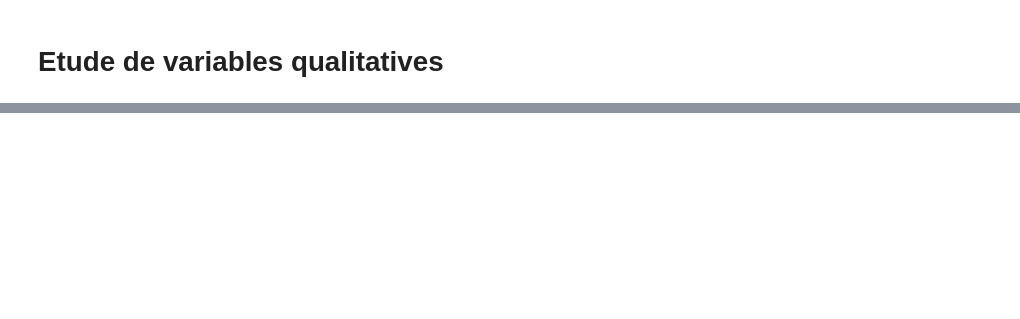
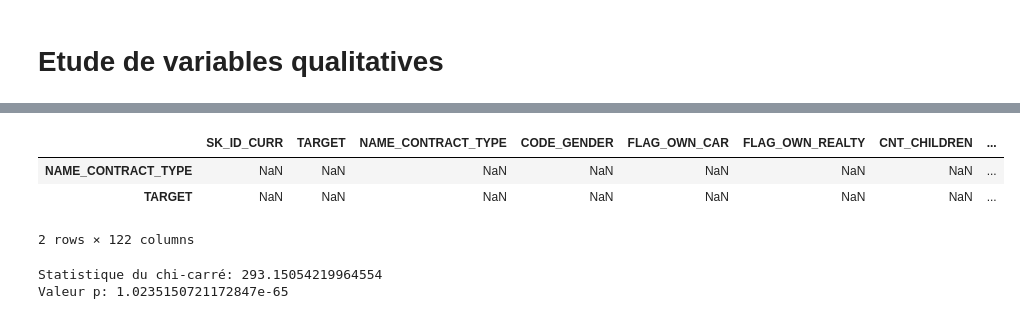
Before and after one commit to Lobelie98/Credit_Risk_Analysis, a Jupyter notebook: Home_Credit_Risk.ipynb, the cells around one changed output, grey strips where cells are left out. Drawn from its saved outputs; the diff is of its cells as text; code cells hidden in the pictures; blank space fills up the shorter version.

```diff
--- a/Home_Credit_Risk.ipynb
+++ b/Home_Credit_Risk.ipynb
@@ -181,0 +217,8 @@ On a 24825 dossiers de crédit en défaut contre 282686 dossiers de crédit sain
+# %%
+tableau_contingence = pd.DataFrame(application_data[['NAME_CONTRACT_TYPE', 'TARGET']], index=['NAME_CONTRACT_TYPE', 'TARGET'])
+tableau_contingence
+# %% [output]
+|  | SK_ID_CURR | TARGET | NAME_CONTRACT_TYPE | CODE_GENDER | FLAG_OWN_CAR | FLAG_OWN_REALTY | CNT_CHILDREN | ... |
+| NAME_CONTRACT_TYPE | NaN | NaN | NaN | NaN | NaN | NaN | NaN | ... |
+| TARGET | NaN | NaN | NaN | NaN | NaN | NaN | NaN | ... |
+2 rows × 122 columns
@@ -181,0 +227,6 @@ On a 24825 dossiers de crédit en défaut contre 282686 dossiers de crédit sain
+# %%
+print(f"Statistique du chi-carré: {chi2}")
+print(f"Valeur p: {p}")
+# %% [output]
+Statistique du chi-carré: 293.15054219964554
+Valeur p: 1.0235150721172847e-65
```
Also changed, not shown: parts of 18 cells of this notebook.
